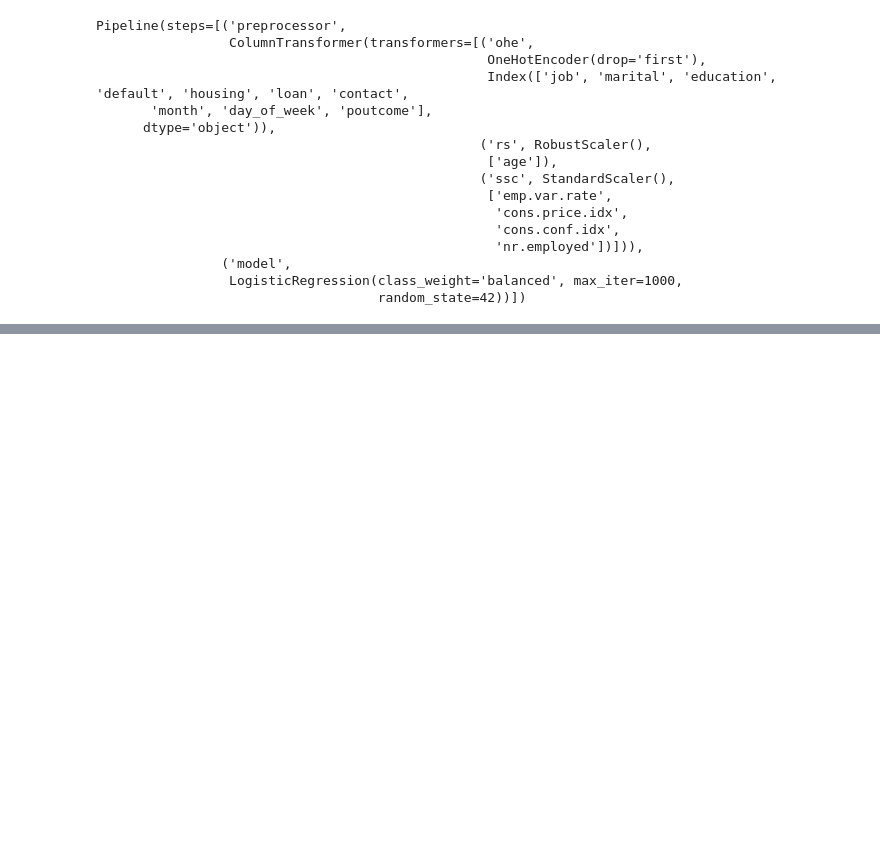
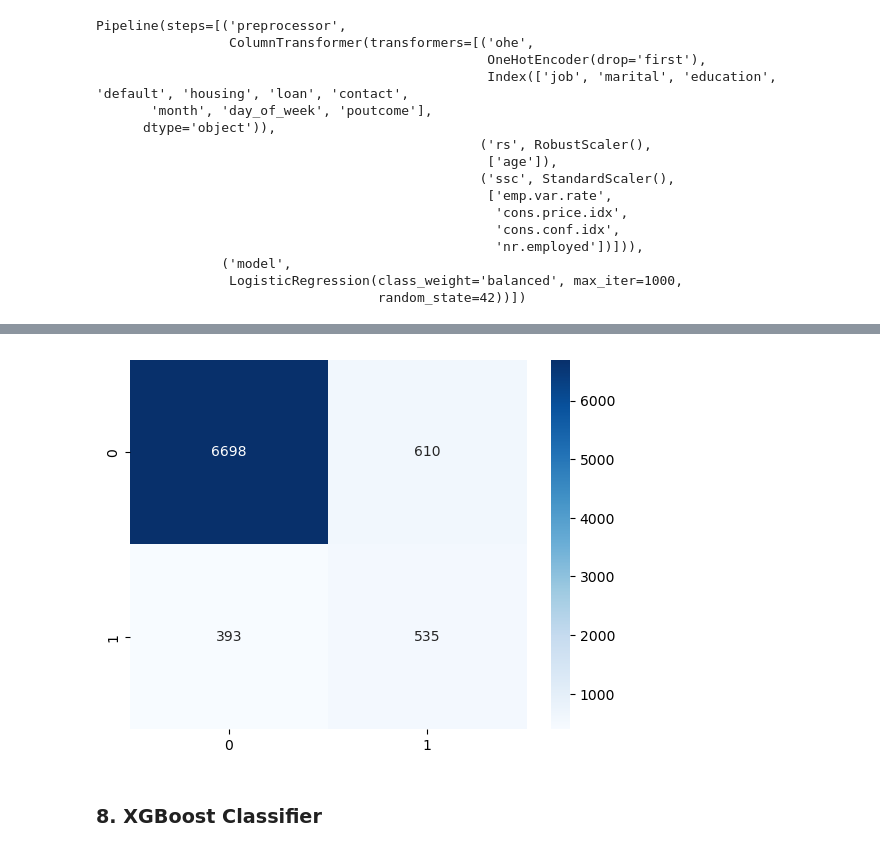
Before and after one commit to vijay12918/Portuguese-Bank-Marketing-Compaign, a Jupyter notebook: Portugese_Bank.ipynb, the cells around one changed output, grey strips where cells are left out. Drawn from its saved outputs; the diff is of its cells as text; code cells hidden in the pictures; blank space fills up the shorter version.

```diff
--- a/Portugese_Bank.ipynb
+++ b/Portugese_Bank.ipynb
@@ -685,0 +782,7 @@ plt.show()
+# %%
+pipeline_gb = Pipeline([
+    ('prerprocessor',preprocessor),
+    ('model',GradientBoostingClassifier(random_state=42)),
+])
+# %%
+pipeline_gb.fit(X_train,y_train)
@@ -685,0 +804,3 @@ plt.show()
+# %%
+y_pred_gb = pipeline_gb.predict(X_test)
+y_prob_gb = pipeline_gb.predict_proba(X_test)[:,1]
@@ -685,0 +832,2 @@ plt.show()
+# %%
+y_pred_gb = (y_prob_gb >= 0.2)
@@ -685,0 +848,7 @@ plt.show()
+# %%
+sns.heatmap(confusion_matrix(y_test,y_pred_gb),cmap='Blues',annot=True, fmt='d')
+plt.show()
+# %% [output]
+[figure, added]
+# %% [markdown]
+### 8. XGBoost Classifier
```
Also changed, not shown: parts of 35 cells of this notebook.
